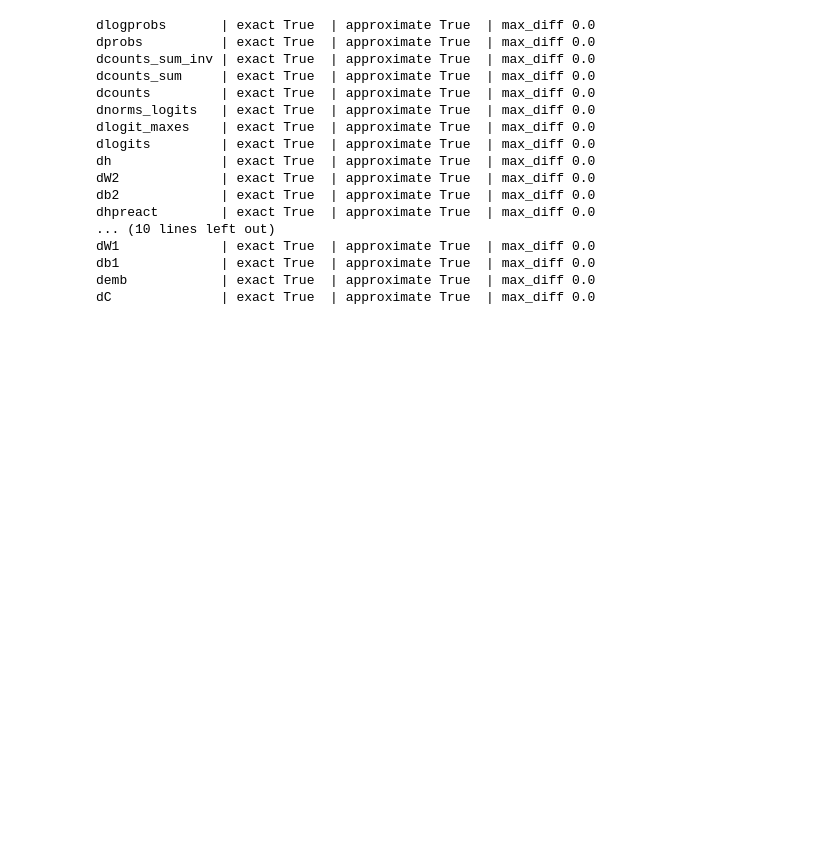
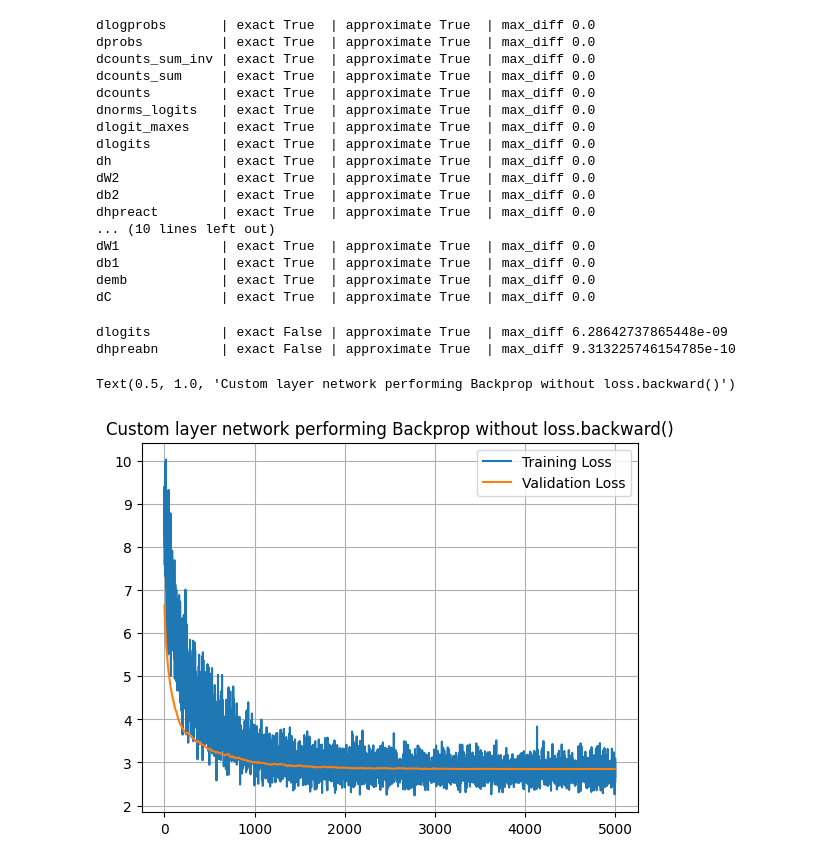
Before and after one commit to VasilisMpletsos/MLP-character-level-language-model, a Jupyter notebook: backprop_ninja.ipynb, the cells around one changed output. Cells and saved outputs as stored; diff of their text form; code cells hidden in the pictures; blank space fills up the shorter version.

Commit message:
Add custom backprop

```diff
--- a/backprop_ninja.ipynb
+++ b/backprop_ninja.ipynb
@@ -187,3 +187,16 @@ dW1             | exact True  | approximate True  | max_diff 0.0
 db1             | exact True  | approximate True  | max_diff 0.0
 demb            | exact True  | approximate True  | max_diff 0.0
 dC              | exact True  | approximate True  | max_diff 0.0
+# %%
+dlogits = F.softmax(logits, 1)
+dlogits[range(n), Yb] -= 1
+dlogits /= n
+compare_grad("dlogits",dlogits,logits)
+
+hpreact_fast = bngain * (hprebn - hprebn.mean(0, keepdim=True))/torch.sqrt(hprebn.var(0, keepdim=True))
+
+dhprebn = bngain * bnvar_inv/n * (n * dhpreact - dhpreact.sum(0) - n/(n-1) * bnraw*(dhpreact*bnraw).sum(0))
+compare_grad("dhpreabn",dhprebn,hprebn)
+# %% [output]
+dlogits         | exact False | approximate True  | max_diff 6.28642737865448e-09
+dhpreabn        | exact False | approximate True  | max_diff 9.313225746154785e-10
@@ -189,0 +355,9 @@ dC              | exact True  | approximate True  | max_diff 0.0
+# %%
+plt.plot(train_loss_history, label="Training Loss")
+plt.plot(eval_loss_steps, eval_loss_history, label="Validation Loss")
+plt.grid()
+plt.legend()
+plt.title("Custom layer network performing Backprop without loss.backward()")
+# %% [output]
+Text(0.5, 1.0, 'Custom layer network performing Backprop without loss.backward()')
+[figure, added]
```
Also changed, not shown: parts of 2 cells of this notebook, 4 other files.
